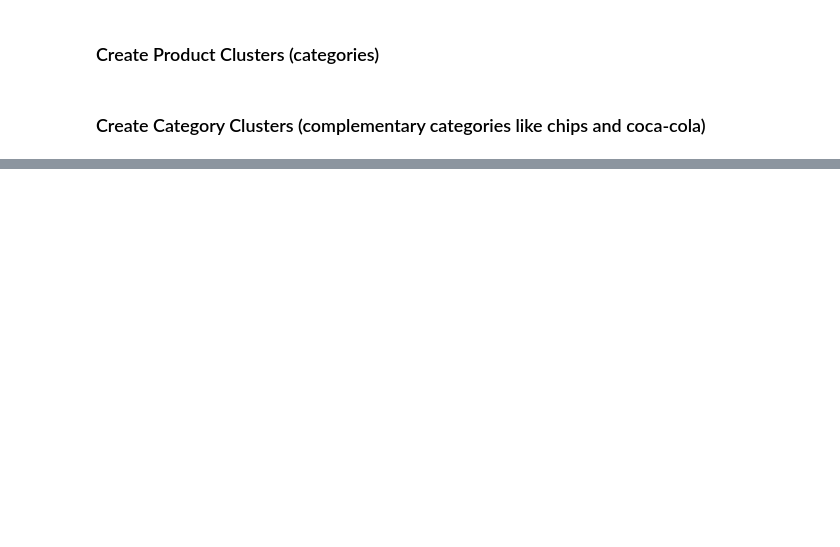
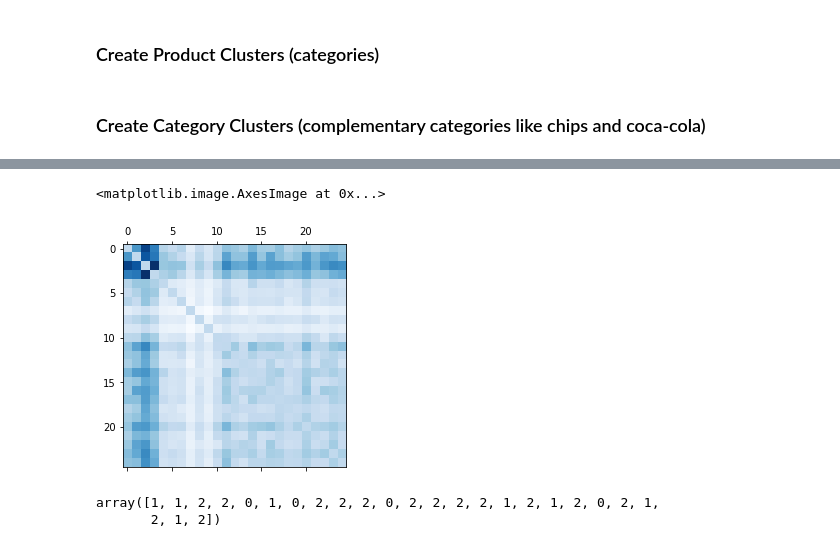
Before and after one commit to leonhagel/mlim-g2, a Jupyter notebook: code/Clustering.ipynb, the cells around one changed output, grey strips where cells are left out. Saved outputs shown, nothing was run; the diff lists cells and outputs as text; code cells hidden in the pictures; blank space fills up the shorter version.

```diff
--- a/code/Clustering.ipynb
+++ b/code/Clustering.ipynb
@@ -300,14 +272,24 @@ plt.title("Co-Clustering of Category Purchases")
 plt.show()
 # %%
 ### Agglomerative Category Clustering
+# %%
+cat_dist = category_co_occurence.table
 # %%
 df_agg = cat_dist.to_numpy()
 # ward minimizes the variance of the clusters being merged
-model = cluster.AgglomerativeClustering(linkage='ward', n_clusters=3).fit(df_agg)
+model = AgglomerativeClustering(linkage='ward', n_clusters=3).fit(df_agg)
 new_order = np.argsort(model.labels_)
 ordered_dist = df_agg[new_order]
 ordered_dist = ordered_dist[:,new_order]
 plt.matshow(ordered_dist, cmap=plt.cm.Blues)
+# %% [output]
+<matplotlib.image.AxesImage at 0x...>
+[figure, added]
 # %%
 cluster_labels = pd.DataFrame({"cluster": model.labels_})
 baskets = baskets.merge(cluster_labels, left_on="product_cat", right_index=True)
+# %%
+model.labels_
+# %% [output]
+array([1, 1, 2, 2, 0, 1, 0, 2, 2, 2, 0, 2, 2, 2, 2, 1, 2, 1, 2, 0, 2, 1,
+       2, 1, 2])
```
Also changed, not shown: parts of 16 cells of this notebook, 5 other files.
